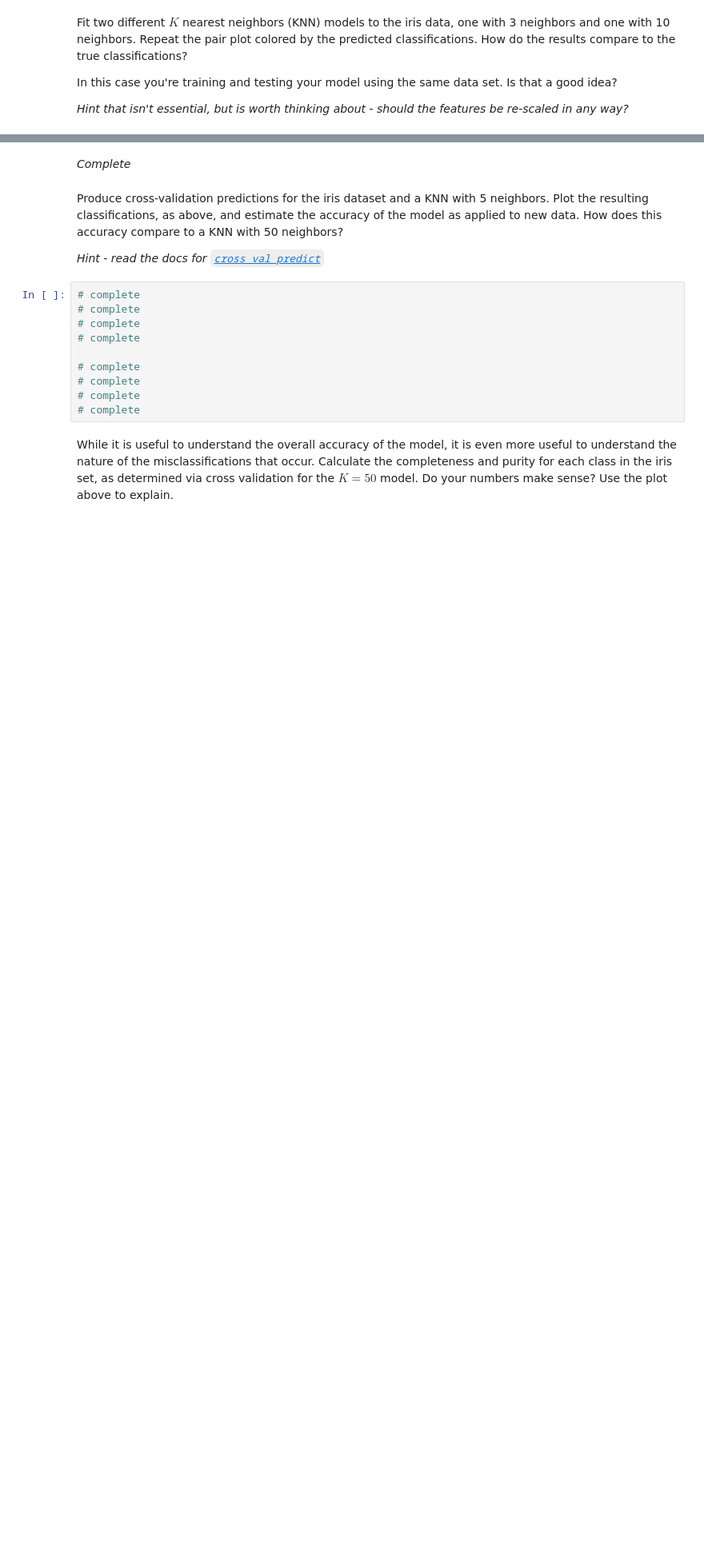
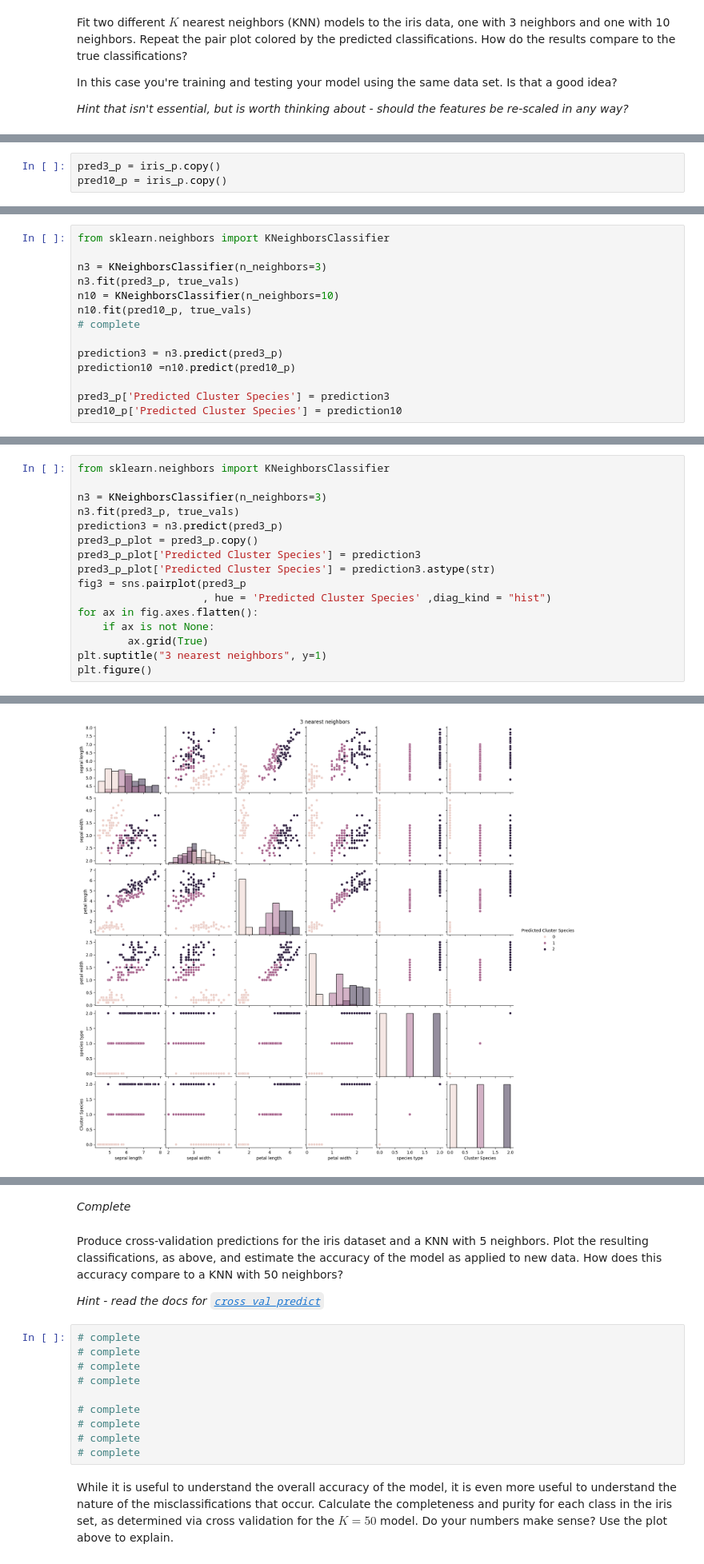
Before and after one commit to ASTR154/classification, a Jupyter notebook: classification.ipynb, the cells around one changed output, grey strips where cells are left out. Shown: that part at 80% size. Saved outputs shown, nothing was run; the diff lists cells and outputs as text; blank space fills up the shorter version.

```diff
--- a/classification.ipynb
+++ b/classification.ipynb
@@ -98,0 +89,3 @@ In this case you're training and testing your model using the same data set. Is
+# %%
+pred3_p = iris_p.copy()
+pred10_p = iris_p.copy()
@@ -98,0 +108,14 @@ In this case you're training and testing your model using the same data set. Is
+# %%
+from sklearn.neighbors import KNeighborsClassifier
+
+n3 = KNeighborsClassifier(n_neighbors=3)
+n3.fit(pred3_p, true_vals)
+n10 = KNeighborsClassifier(n_neighbors=10)
+n10.fit(pred10_p, true_vals)
+# complete
+
+prediction3 = n3.predict(pred3_p)
+prediction10 =n10.predict(pred10_p)
+
+pred3_p['Predicted Cluster Species'] = prediction3
+pred10_p['Predicted Cluster Species'] = prediction10
@@ -98,0 +144,17 @@ In this case you're training and testing your model using the same data set. Is
+# %%
+from sklearn.neighbors import KNeighborsClassifier
+
+n3 = KNeighborsClassifier(n_neighbors=3)
+n3.fit(pred3_p, true_vals)
+prediction3 = n3.predict(pred3_p)
+pred3_p_plot = pred3_p.copy()
+pred3_p_plot['Predicted Cluster Species'] = prediction3
+pred3_p_plot['Predicted Cluster Species'] = prediction3.astype(str)
+fig3 = sns.pairplot(pred3_p
+                    , hue = 'Predicted Cluster Species' ,diag_kind = "hist")
+for ax in fig.axes.flatten():
+    if ax is not None:
+        ax.grid(True)
+plt.suptitle("3 nearest neighbors", y=1)
+plt.figure()
+# %% [output]
@@ -98,0 +162 @@ In this case you're training and testing your model using the same data set. Is
+[figure, added]
```
Also changed, not shown: parts of 6 cells of this notebook.
